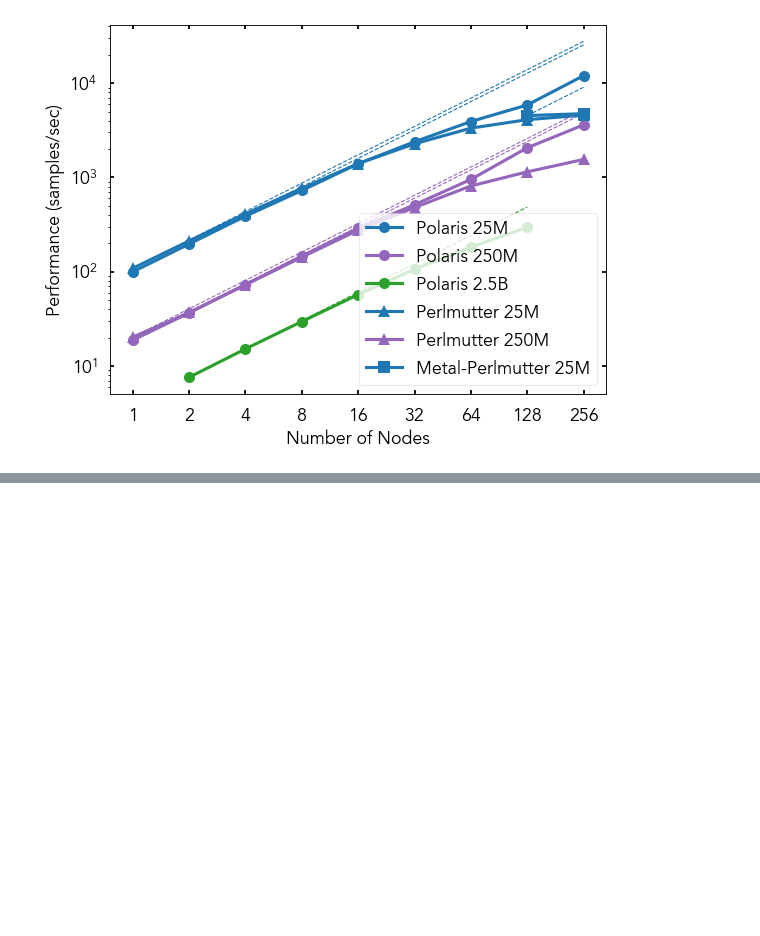
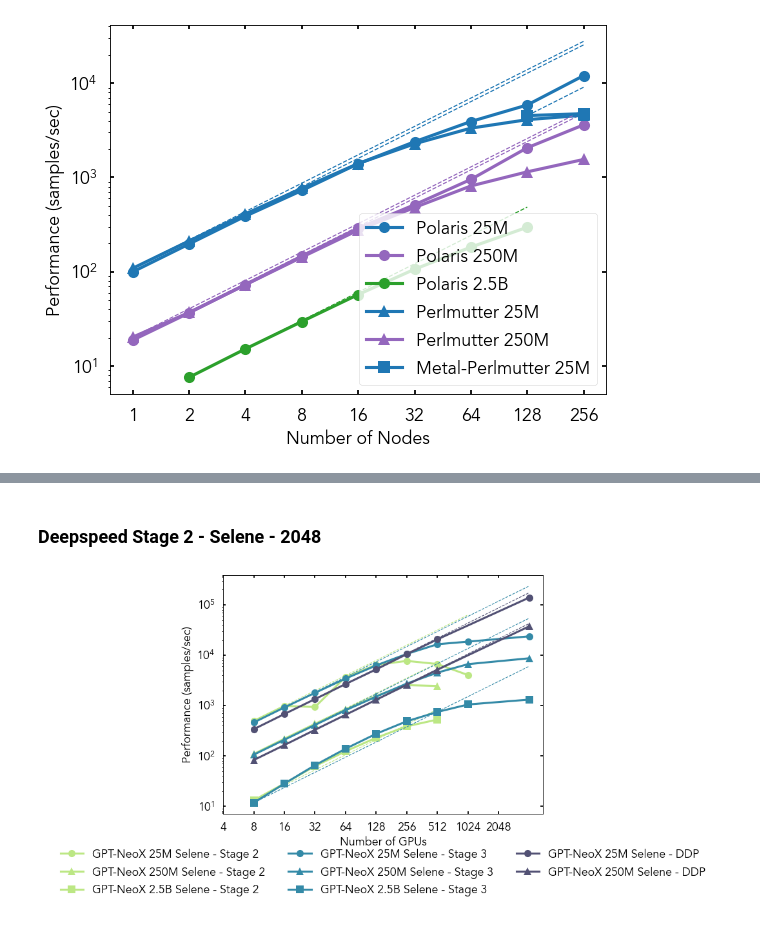
Before and after one commit to ramanathanlab/genslm, a Jupyter notebook: examples/perlmutter/study-perf/perf_scaling.ipynb, the cells around one changed output, grey strips where cells are left out. Saved outputs shown, nothing was run; the diff lists cells and outputs as text; code cells hidden in the pictures; blank space fills up the shorter version.

```diff
--- a/examples/perlmutter/study-perf/perf_scaling.ipynb
+++ b/examples/perlmutter/study-perf/perf_scaling.ipynb
@@ -222,0 +389,67 @@ plt.show()
+# %% [markdown]
+### Deepspeed Stage 2 - Selene - 2048
+# %%
+experiments = {
+    "GPT-NeoX 25M Selene - Stage 2": {
+        "color": "#BCE784",
+        "marker": "o",
+        "gpus": [8*x for x in [1.0, 2.0, 4.0, 8.0, 16.0, 32, 64, 128]],
+        "nodes": [1.0, 2.0, 4.0, 8.0, 16.0, 32, 64, 128],
+        "thoughputs": [495.356, 986.310, 939.002, 3704.336, 6443.827, 7715.576, 6688.090, 4042.093]
+    },
+    "GPT-NeoX 250M Selene - Stage 2": {
+        "color": "#BCE784",
+        "marker": "^",
+        "gpus": [8*x for x in [1.0, 2.0, 4.0, 8.0, 16, 32, 64]],
+        "nodes": [1.0, 2.0, 4.0, 8.0, 16, 32, 64],
+        "thoughputs": [109.816, 220.219, 434.422, 845.196, 1559.877, 2552.644, 2455.611]
+    },
+    "GPT-NeoX 2.5B Selene - Stage 2": {
+        "color": "#BCE784",
+        "marker": "s",
+        "gpus": [8*x for x in [1.0, 2.0, 4.0, 8.0, 16, 32, 64]],
+        "nodes": [1.0, 2.0, 4.0, 8.0, 16, 32, 64],
+        "thoughputs": [13.210, 28.463, 62.836, 124.199, 229.940, 387.796, 528.979]
+    },
+    "GPT-NeoX 25M Selene - Stage 3": {
+        "color": "#348AA7",
+        "marker": "o",
+        "gpus": [8*x for x in [1.0, 2.0, 4.0, 8.0, 16.0, 32, 64, 128, 512]],
+        "nodes": [1.0, 2.0, 4.0, 8.0, 16.0, 32, 64, 128, 512],
+        "thoughputs": [463.065, 919.896, 1793.339, 3443.261, 6276.428, 10619.88, 16527.193, 18635.293, 23733.141]
+    },
+    "GPT-NeoX 250M Selene - Stage 3": {
+        "color": "#348AA7",
+        "marker": "^",
+        "gpus": [8*x for x in [1.0, 2.0, 4.0, 8.0, 16, 32, 64, 128, 512]],
+        "nodes": [1.0, 2.0, 4.0, 8.0, 16, 32, 64, 128, 512],
+        "thoughputs": [106.229, 210.121, 413.342, 808.874, 1509.376, 2741.311, 4517.886, 6651.950, 8705.693]
+    },
+    "GPT-NeoX 2.5B Selene - Stage 3": {
+        "color": "#348AA7",
+        "marker": "s",
+        "gpus": [8*x for x in [1.0, 2.0, 4.0, 8.0, 16.0, 32, 64, 128, 512]],
+        "nodes": [1.0, 2.0, 4.0, 8.0, 16.0, 32, 64, 128, 512],
+        "thoughputs": [11.822, 28.283, 65.589, 139.286, 276.247, 489.100, 749.027, 1052.997, 1318.296]
+    },
+    "GPT-NeoX 25M Selene - DDP": {
+        "color": "#525174",
+        "marker": "o",
+        "gpus": [8*x for x in [1.0, 2.0, 4.0, 8.0, 16.0, 32, 64, 512]],
+        "nodes": [1.0, 2.0, 4.0, 8.0, 16.0, 32, 64, 512],
+        "thoughputs": [340.501, 680.291, 1346.698, 2683.697, 5233.406, 10522.396, 20665.555, 139524.875]
+    },
+    "GPT-NeoX 250M Selene - DDP": {
+        "color": "#525174",
+        "marker": "^",
+        "gpus": [8*x for x in [1.0, 2.0, 4.0, 8.0, 16, 32, 64, 512]],
+        "nodes": [1.0, 2.0, 4.0, 8.0, 16, 32, 64, 512],
+        "thoughputs": [83.142, 164.777, 330.566, 657.568, 1306.981, 2588.975, 5154.884, 37491.809]
+    }
+}
+
+node_range = [4*x for x in [1, 2, 4, 8, 16, 32, 64, 128, 256, 512]]
+
+plot_scaling_performance_gpus(experiments, node_range, ncol=3)
+# %% [output]
+[figure, added]
```
Also changed, not shown: parts of 3 cells of this notebook, 3 other files.
